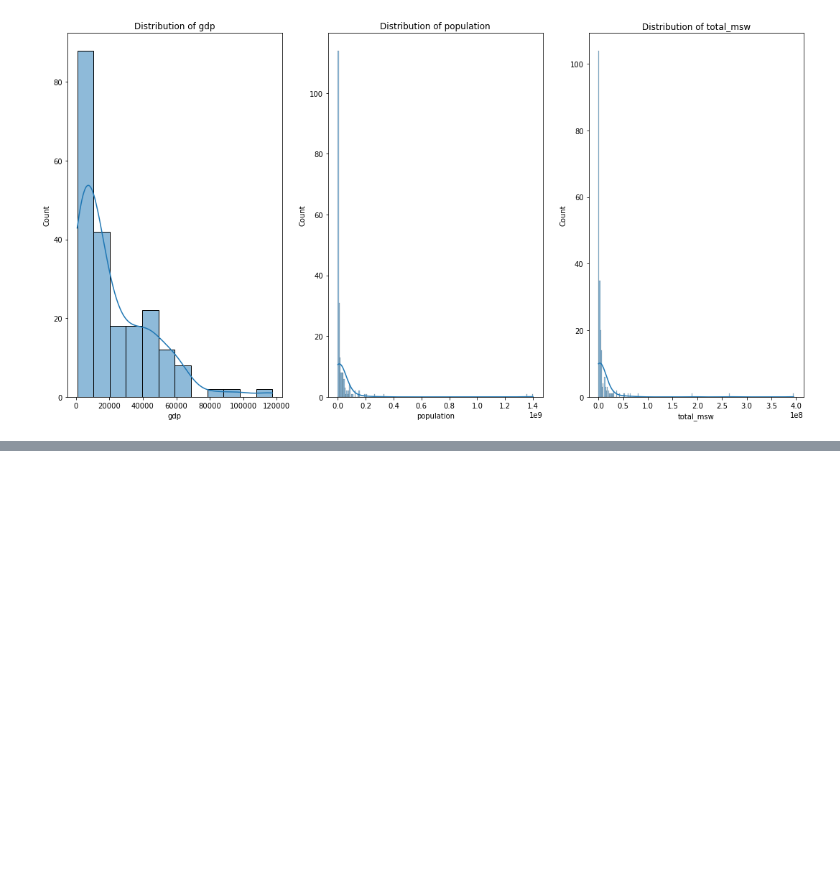
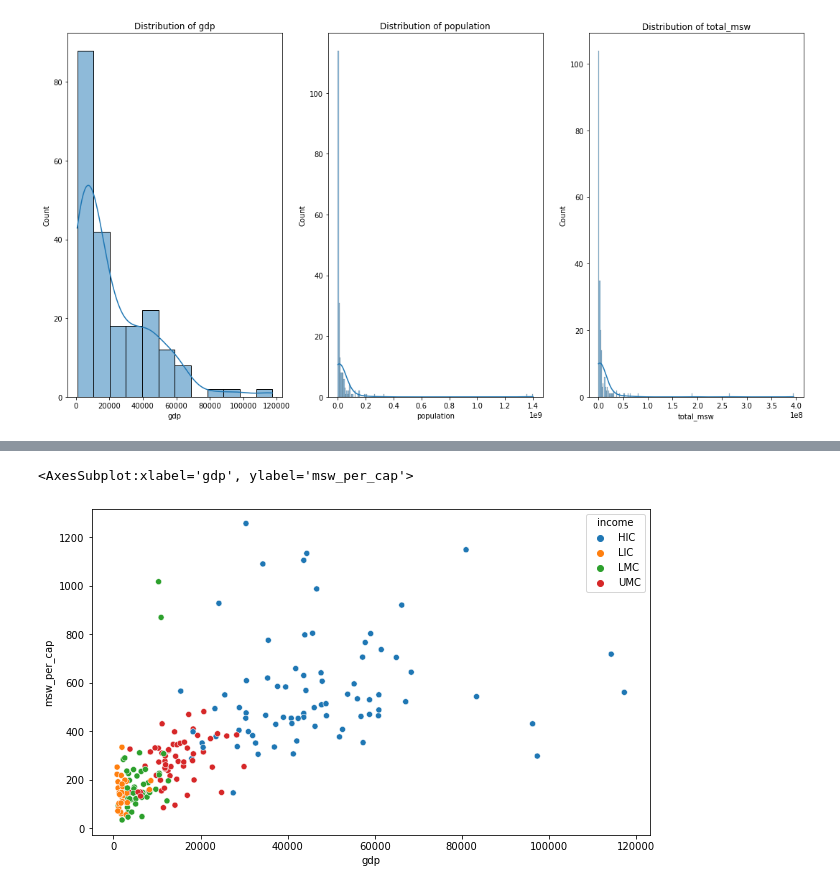
Before and after one commit to Nupur-Patil/trashmap, a Jupyter notebook: notebooks/01a_EDA.ipynb, the cells around one changed output, grey strips where cells are left out. Saved outputs shown, nothing was run; the diff lists cells and outputs as text; code cells hidden in the pictures; blank space fills up the shorter version.

```diff
--- a/notebooks/01a_EDA.ipynb
+++ b/notebooks/01a_EDA.ipynb
@@ -241,0 +253,13 @@ See the caveats in the documentation: https://pandas.pydata.org/pandas-docs/stab
+# %%
+plt.figure(figsize=(10,6))
+sns.scatterplot(data = agg, x='gdp', y = 'msw_per_cap', hue = 'income')
+plt.title(f'Bubble chart of GDP per capita v/s MSW waste generated per capita per year')
+plt.xlabel('GDP')
+plt.ylabel('Municipal Solid Waste generated per capita')
+plt.savefig
+
+filename = '01a_GDP_v/s_MSW.jpeg'
+full_file_path = os.path.join(folder_path, filename)
+# %% [output]
+<AxesSubplot:xlabel='gdp', ylabel='msw_per_cap'>
+[figure, added]
```
Also changed, not shown: parts of 3 cells of this notebook, 1 other file.
